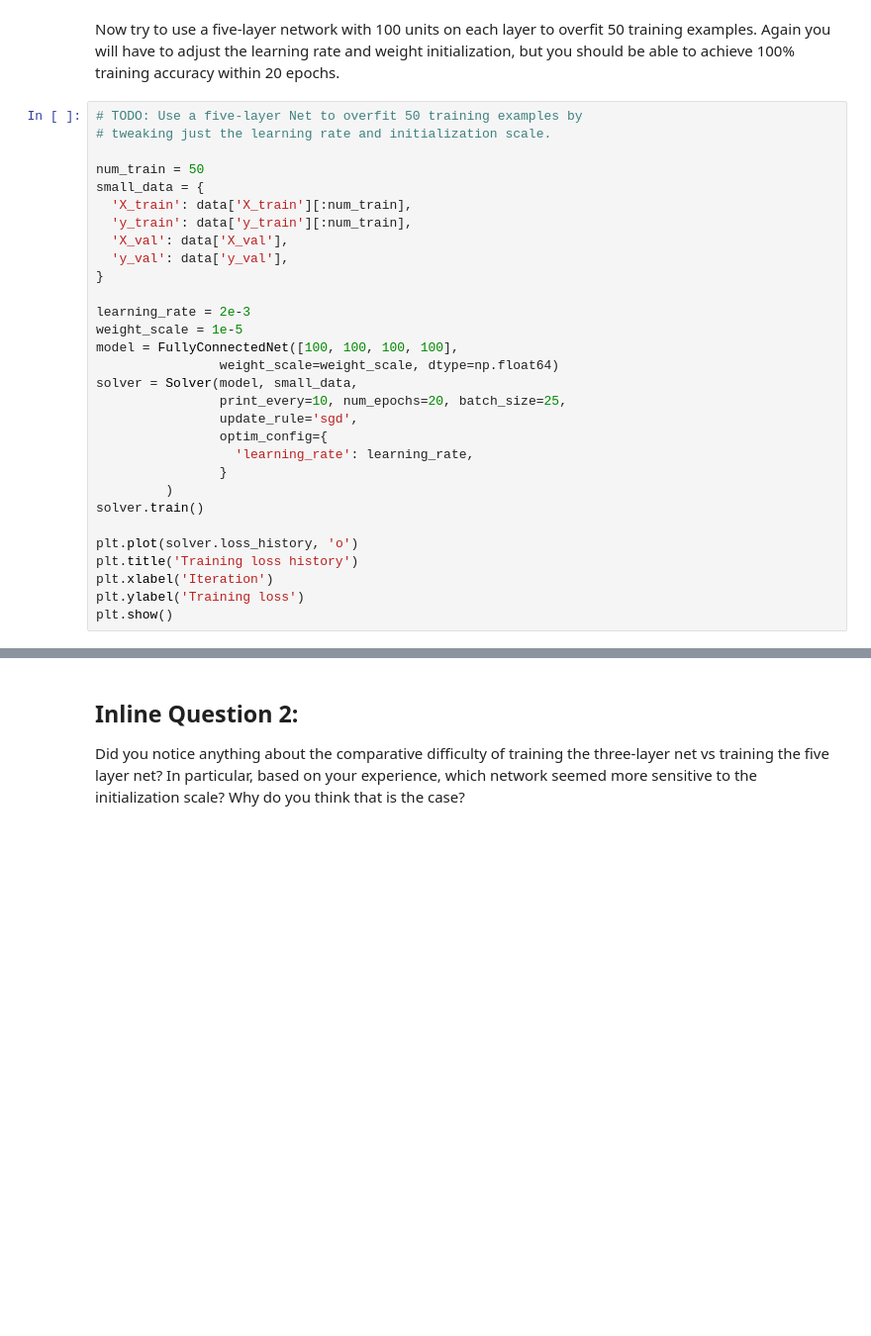
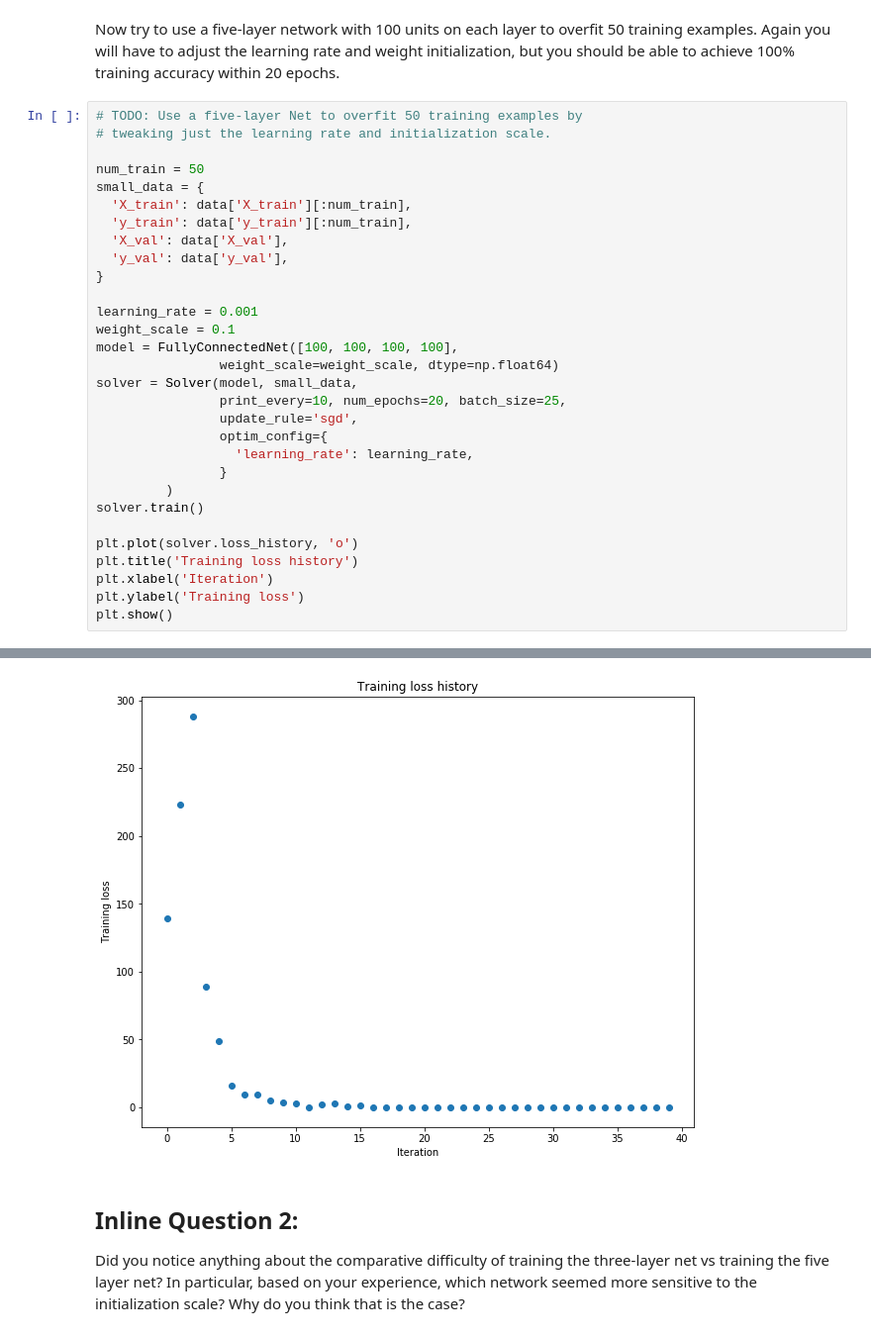
Before and after one commit to LaoJu/cs231n_assignment, a Jupyter notebook: assignment2/FullyConnectedNets.ipynb, the cells around one changed output, grey strips where cells are left out. Shown at 99% size. Drawn from its saved outputs; the diff is of its cells as text; blank space fills up the shorter version.

```diff
--- a/assignment2/FullyConnectedNets.ipynb
+++ b/assignment2/FullyConnectedNets.ipynb
@@ -417,8 +505,8 @@ small_data = {
   'y_val': data['y_val'],
 }
 
-learning_rate = 2e-3
-weight_scale = 1e-5
+learning_rate = 0.001
+weight_scale = 0.1
 model = FullyConnectedNet([100, 100, 100, 100],
                 weight_scale=weight_scale, dtype=np.float64)
 solver = Solver(model, small_data,
@@ -435,3 +523,4 @@ plt.title('Training loss history')
 plt.xlabel('Iteration')
 plt.ylabel('Training loss')
 plt.show()
+# %% [output]
@@ -438,3 +544,4 @@ plt.show()
+[figure, added]
 # %% [markdown]
 ## Inline Question 2:
 Did you notice anything about the comparative difficulty of training the three-layer net vs training the five layer net? In particular, based on your experience, which network seemed more sensitive to the initialization scale? Why do you think that is the case?
```
Also changed, not shown: parts of 13 cells of this notebook, 2 other files.
